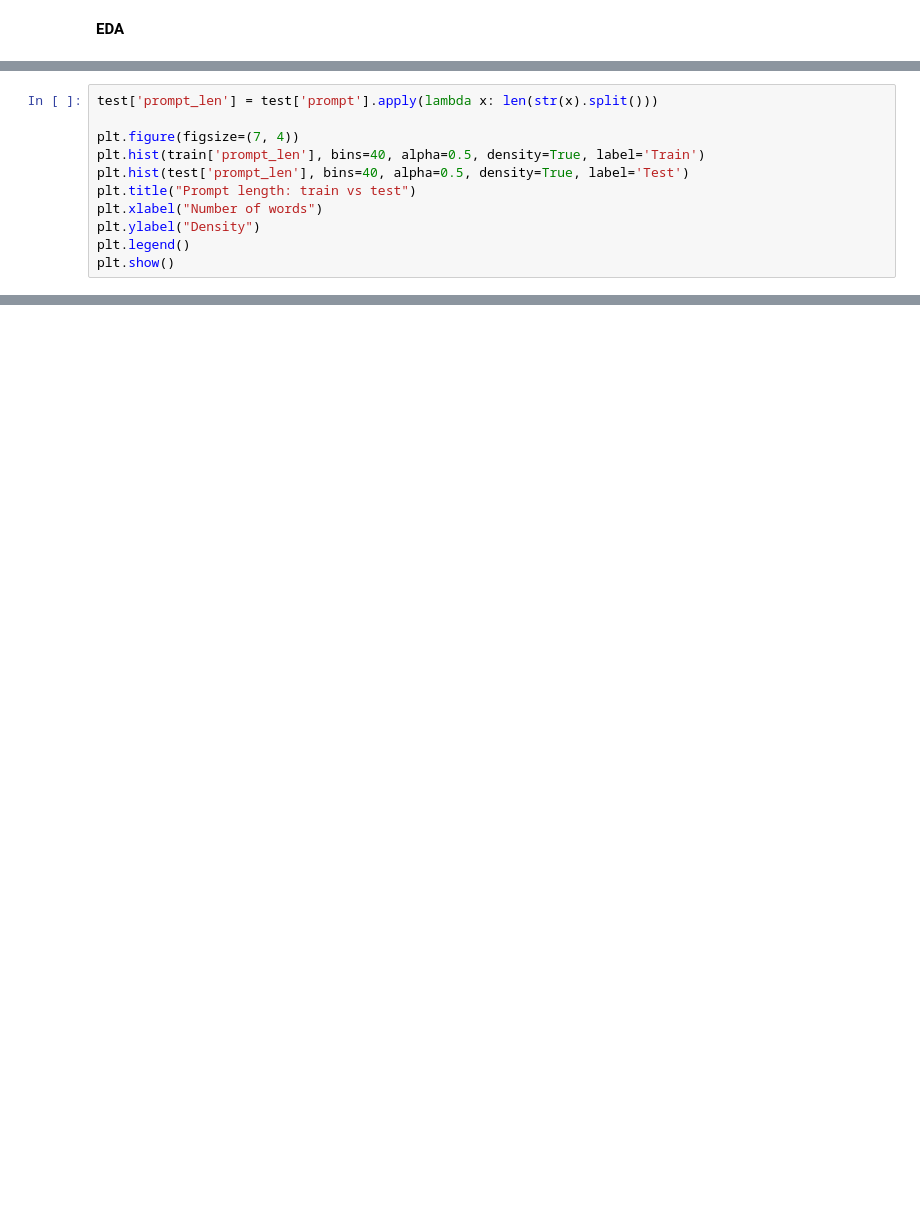
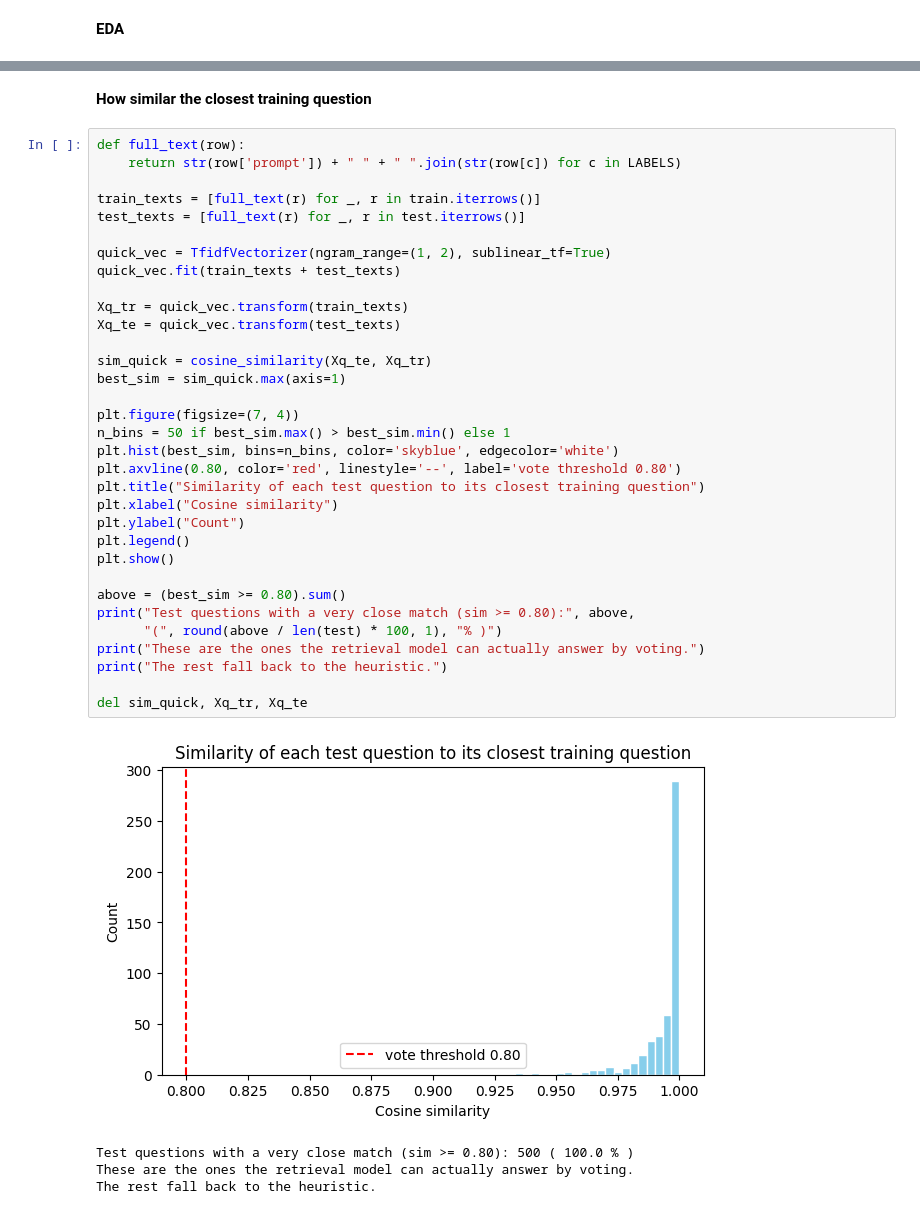
Before and after one commit to 22f1000828/DL-22f1000828-notebook-t22026, a Jupyter notebook: kaggle_notebook.ipynb, the cells around one changed output, grey strips where cells are left out. Saved outputs shown, nothing was run; the diff lists cells and outputs as text; blank space fills up the shorter version.

```diff
--- a/kaggle_notebook.ipynb
+++ b/kaggle_notebook.ipynb
@@ -348,11 +124,0 @@ Accuracy of picking the option with most common words: 9.25 %
-# %%
-test['prompt_len'] = test['prompt'].apply(lambda x: len(str(x).split()))
-
-plt.figure(figsize=(7, 4))
-plt.hist(train['prompt_len'], bins=40, alpha=0.5, density=True, label='Train')
-plt.hist(test['prompt_len'], bins=40, alpha=0.5, density=True, label='Test')
-plt.title("Prompt length: train vs test")
-plt.xlabel("Number of words")
-plt.ylabel("Density")
-plt.legend()
-plt.show()
@@ -1015,0 +163,40 @@ If this is very unbalanced then my model is guessing one option too often.
+# %% [markdown]
+**How similar the closest training question**
+# %%
+def full_text(row):
+    return str(row['prompt']) + " " + " ".join(str(row[c]) for c in LABELS)
+
+train_texts = [full_text(r) for _, r in train.iterrows()]
+test_texts = [full_text(r) for _, r in test.iterrows()]
+
+quick_vec = TfidfVectorizer(ngram_range=(1, 2), sublinear_tf=True)
+quick_vec.fit(train_texts + test_texts)
+
+Xq_tr = quick_vec.transform(train_texts)
+Xq_te = quick_vec.transform(test_texts)
+
+sim_quick = cosine_similarity(Xq_te, Xq_tr)
+best_sim = sim_quick.max(axis=1)
+
+plt.figure(figsize=(7, 4))
+n_bins = 50 if best_sim.max() > best_sim.min() else 1
+plt.hist(best_sim, bins=n_bins, color='skyblue', edgecolor='white')
+plt.axvline(0.80, color='red', linestyle='--', label='vote threshold 0.80')
+plt.title("Similarity of each test question to its closest training question")
+plt.xlabel("Cosine similarity")
+plt.ylabel("Count")
+plt.legend()
+plt.show()
+
+above = (best_sim >= 0.80).sum()
+print("Test questions with a very close match (sim >= 0.80):", above,
+      "(", round(above / len(test) * 100, 1), "% )")
+print("These are the ones the retrieval model can actually answer by voting.")
+print("The rest fall back to the heuristic.")
+
+del sim_quick, Xq_tr, Xq_te
+# %% [output]
+[figure, added]
+Test questions with a very close match (sim >= 0.80): 500 ( 100.0 % )
+These are the ones the retrieval model can actually answer by voting.
+The rest fall back to the heuristic.
```
Also changed, not shown: parts of 71 cells of this notebook.
